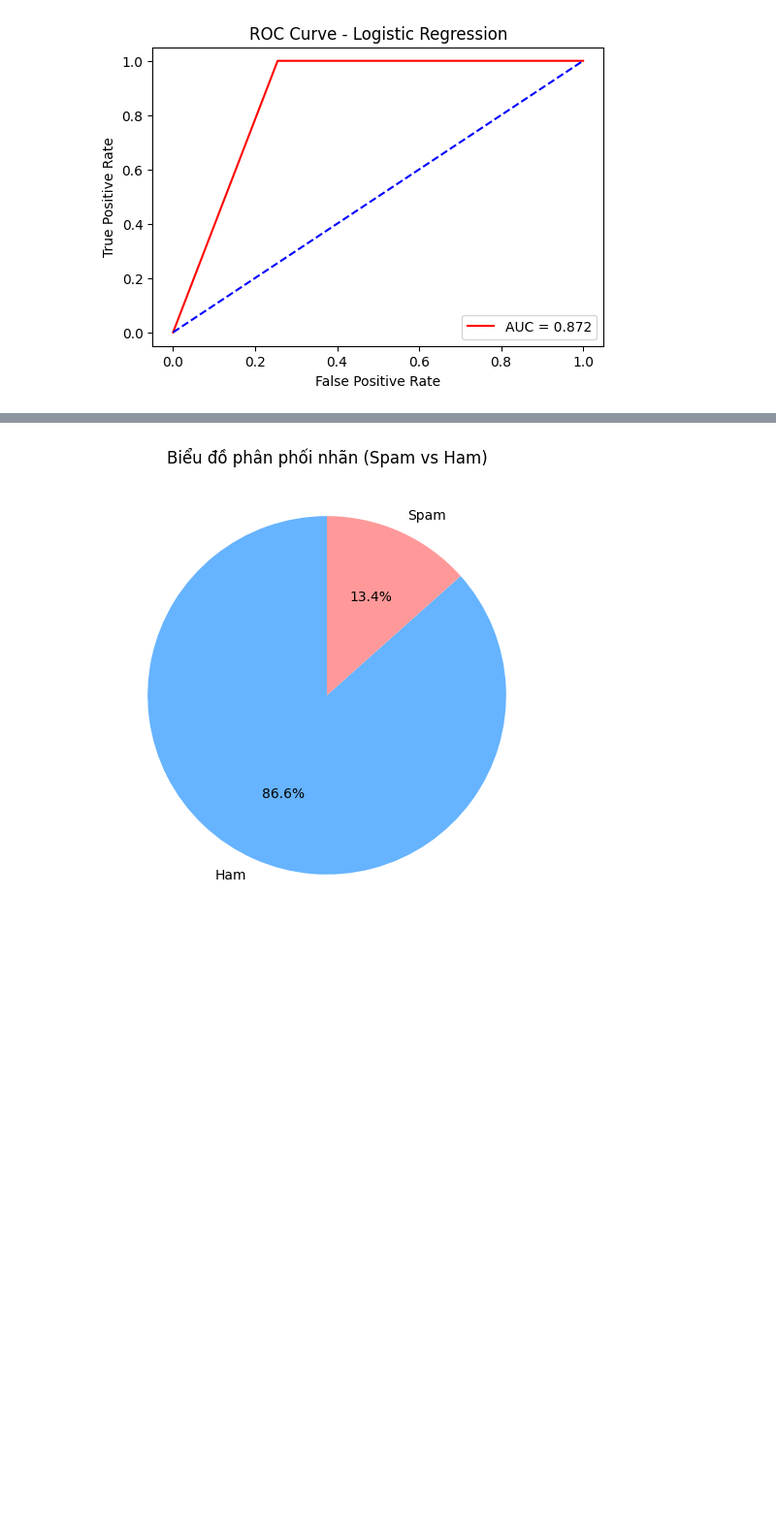
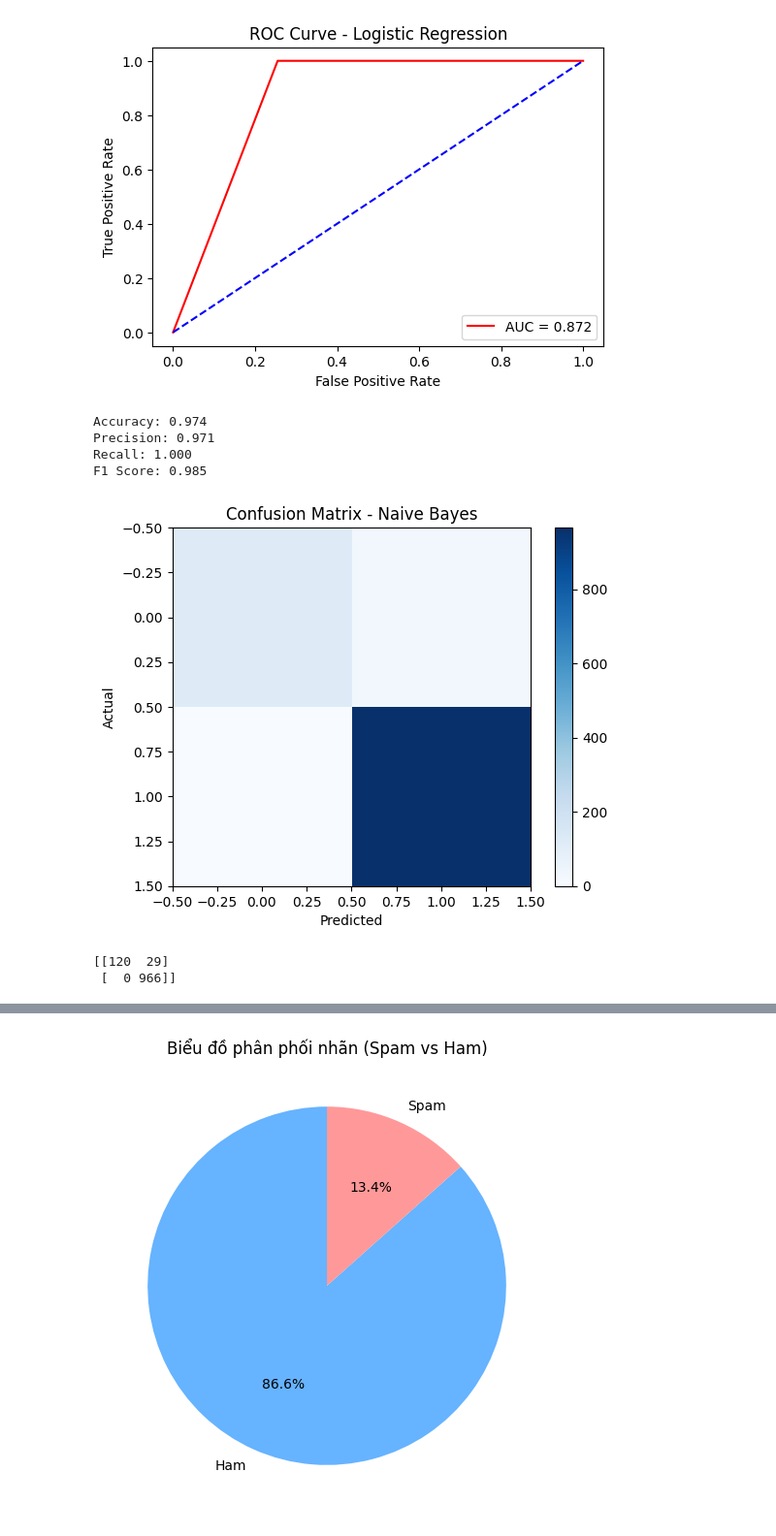
Before and after one commit to DoQuynh24/email-spam-classification, a Jupyter notebook: code_email.ipynb, the cells around one changed output, grey strips where cells are left out. Shown at 97% size. Cells and saved outputs as stored; diff of their text form; code cells hidden in the pictures; blank space fills up the shorter version.

Commit message:
update model Logistic..., Naive Bayes

```diff
--- a/code.ipynb
+++ b/code_email.ipynb
@@ -234,3 +200,51 @@ plt.legend()
 plt.show()
 # %% [output]
 [figure]
+# %%
+# mô hình naive bayes
+from sklearn import naive_bayes
+from sklearn.naive_bayes import MultinomialNB
+from sklearn.metrics import (
+    confusion_matrix, classification_report,
+    accuracy_score, roc_curve, auc, precision_score, recall_score, f1_score
+)
+
+# khởi tạo và huấn luyện mô hình naive bayes
+model_nb = MultinomialNB()
+model_nb.fit(X_train_features, y_train)
+
+# dự đoán và đánh giá
+y_pred_nb = model_nb.predict(X_test_features)
+y_prob = model_nb.predict_proba(X_test_features)[:, 1]
+
+acc = accuracy_score(y_test, y_pred_nb)
+prec = precision_score(y_test, y_pred_nb)
+rec = recall_score(y_test, y_pred_nb)
+f1 = f1_score(y_test, y_pred_nb)
+
+print(f"Accuracy: {acc:.3f}")
+print(f"Precision: {prec:.3f}")
+print(f"Recall: {rec:.3f}")
+print(f"F1 Score: {f1:.3f}")
+# %% [output]
+Accuracy: 0.974
+Precision: 0.971
+Recall: 1.000
+F1 Score: 0.985
+# %%
+from sklearn.metrics import confusion_matrix
+import matplotlib.pyplot as plt
+
+cm = confusion_matrix(y_test, y_pred_nb)
+plt.imshow(cm, cmap='Blues')
+plt.title('Confusion Matrix - Naive Bayes')
+plt.xlabel('Predicted')
+plt.ylabel('Actual')
+plt.colorbar()
+plt.show()
+
+print(cm)
+# %% [output]
+[figure, added]
+[[120  29]
+ [  0 966]]
```
Also changed, not shown: parts of 7 cells of this notebook, 3 other files.
